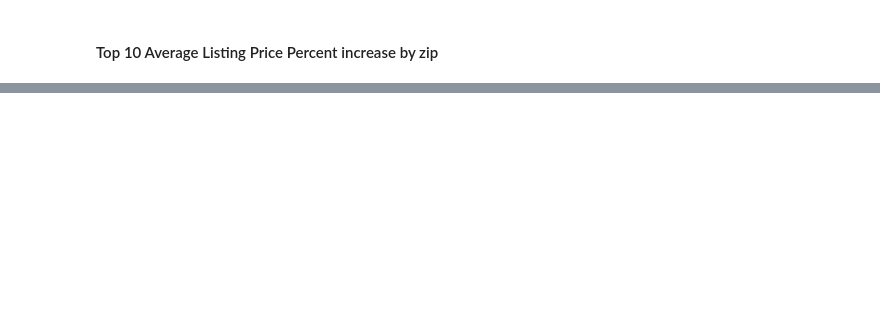
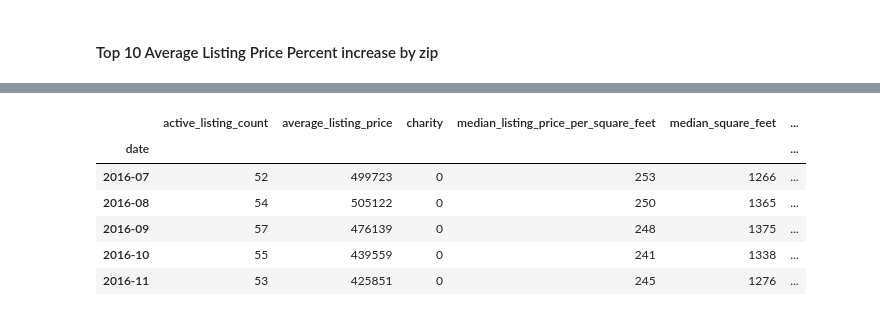
Before and after one commit to dovu93/Real_Estate_Investment_Identifier, a Jupyter notebook: Notebooks/analysis_visualization1_dan.ipynb, the cells around one changed output, grey strips where cells are left out. Cells and saved outputs as stored; diff of their text form; code cells hidden in the pictures; blank space fills up the shorter version.

```diff
--- a/Notebooks/analysis_visualization1_dan.ipynb
+++ b/Notebooks/analysis_visualization1_dan.ipynb
@@ -151,6 +151,8 @@ permits_df.set_index(pd.to_datetime(permits_df['date'], format='%Y%m', infer_dat
 
 permits_df.drop('date', axis=1, inplace=True)
 
+permits_df.sort_index(inplace=True)
+
 permit_counts = permits_df.groupby(["zip_code", "date"]).sum()
 
 permits_by_zip = pd.pivot_table(permit_counts, index = "date", values = "count", columns = "zip_code")
@@ -564,0 +580,22 @@ plot_top10_avg_list_price_pctchg_cumprod
+# %%
+# Create clean permits dataframe with interesting columns
+
+# clean up
+new_tax_df = filtered_clean_tax
+new_tax_df.set_index(new_tax_df['date'], inplace=True)
+new_tax_df.index = pd.to_datetime(new_tax_df.index)
+new_tax_df.index = new_tax_df.index.to_period('M')
+del new_tax_df['date']
+# new_tax_df.reset_index(inplace=True)
+
+
+# new_tax_df = new_tax_df[['date','zip_code','Taxable income','Number of returns','Real Estates','Mortgage','Charity']].copy()
+new_tax_df = new_tax_df[['zip_code','Taxable income','Number of returns','Real Estates','Mortgage','Charity']].copy()
+
+new_tax_df.rename(columns={'Taxable income': 'taxable_income',
+                           'Number of returns' : 'num_returns',
+                           'Real Estates' : 'real_estates',
+                           'Mortgage' : 'mortgage',
+                           'Charity' : 'charity'}
+                  ,inplace=True
+                 )
@@ -564,0 +607,18 @@ plot_top10_avg_list_price_pctchg_cumprod
+# %%
+# combine dataframes
+concat_list = [new_pricing_df,new_permits_df,new_tax_df]
+new_combined_df = pd.DataFrame()
+new_combined_df = pd.concat(concat_list, sort=True)
+
+new_combined_df.fillna(value=0, inplace=True)
+new_combined_df = new_combined_df.astype(int)
+
+new_combined_df.head()
+# %% [output]
+|  | active_listing_count | average_listing_price | charity | median_listing_price_per_square_feet | median_square_feet | ... |
+| date |  |  |  |  |  | ... |
+| 2016-07 | 52 | 499723 | 0 | 253 | 1266 | ... |
+| 2016-08 | 54 | 505122 | 0 | 250 | 1365 | ... |
+| 2016-09 | 57 | 476139 | 0 | 248 | 1375 | ... |
+| 2016-10 | 55 | 439559 | 0 | 241 | 1338 | ... |
+| 2016-11 | 53 | 425851 | 0 | 245 | 1276 | ... |
```
Also changed, not shown: parts of 10 cells of this notebook.
